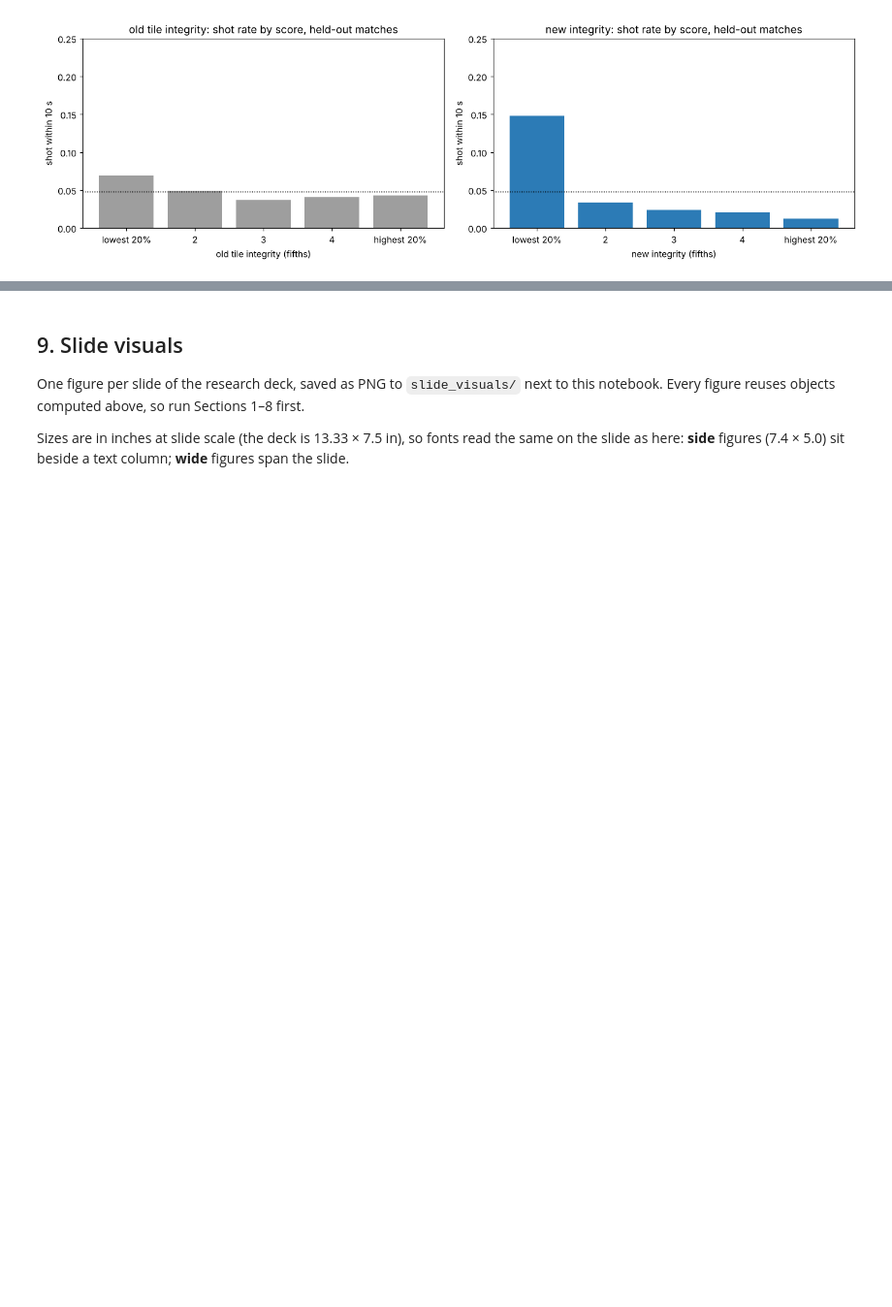
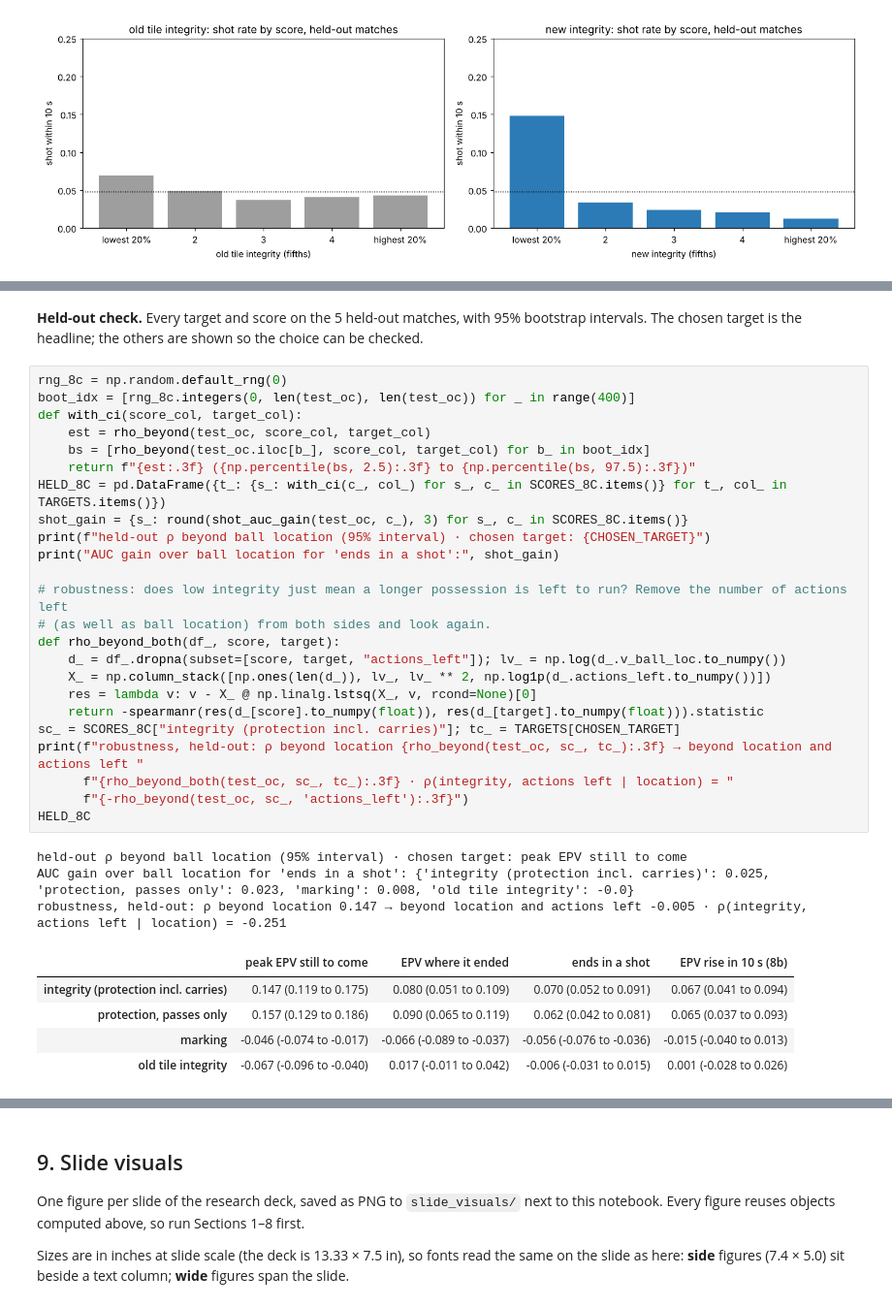
Before and after one commit to misoverfitting/soccer_data, a Jupyter notebook: notebooks/defensive_shape_integrity.ipynb, the cells around one changed output, grey strips where cells are left out. Shown at 97% size. Saved outputs shown, nothing was run; the diff lists cells and outputs as text; blank space fills up the shorter version.

```diff
--- a/notebooks/defensive_shape_integrity.ipynb
+++ b/notebooks/defensive_shape_integrity.ipynb
@@ -1594,0 +1758,36 @@ plt.tight_layout(); plt.show()
+# %% [markdown]
+**Held-out check.** Every target and score on the 5 held-out matches, with 95% bootstrap intervals. The chosen target
+is the headline; the others are shown so the choice can be checked.
+# %%
+rng_8c = np.random.default_rng(0)
+boot_idx = [rng_8c.integers(0, len(test_oc), len(test_oc)) for _ in range(400)]
+def with_ci(score_col, target_col):
+    est = rho_beyond(test_oc, score_col, target_col)
+    bs = [rho_beyond(test_oc.iloc[b_], score_col, target_col) for b_ in boot_idx]
+    return f"{est:.3f} ({np.percentile(bs, 2.5):.3f} to {np.percentile(bs, 97.5):.3f})"
+HELD_8C = pd.DataFrame({t_: {s_: with_ci(c_, col_) for s_, c_ in SCORES_8C.items()} for t_, col_ in TARGETS.items()})
+shot_gain = {s_: round(shot_auc_gain(test_oc, c_), 3) for s_, c_ in SCORES_8C.items()}
+print(f"held-out ρ beyond ball location (95% interval) · chosen target: {CHOSEN_TARGET}")
+print("AUC gain over ball location for 'ends in a shot':", shot_gain)
+
+# robustness: does low integrity just mean a longer possession is left to run? Remove the number of actions left
+# (as well as ball location) from both sides and look again.
+def rho_beyond_both(df_, score, target):
+    d_ = df_.dropna(subset=[score, target, "actions_left"]); lv_ = np.log(d_.v_ball_loc.to_numpy())
+    X_ = np.column_stack([np.ones(len(d_)), lv_, lv_ ** 2, np.log1p(d_.actions_left.to_numpy())])
+    res = lambda v: v - X_ @ np.linalg.lstsq(X_, v, rcond=None)[0]
+    return -spearmanr(res(d_[score].to_numpy(float)), res(d_[target].to_numpy(float))).statistic
+sc_ = SCORES_8C["integrity (protection incl. carries)"]; tc_ = TARGETS[CHOSEN_TARGET]
+print(f"robustness, held-out: ρ beyond location {rho_beyond(test_oc, sc_, tc_):.3f} → beyond location and actions left "
+      f"{rho_beyond_both(test_oc, sc_, tc_):.3f} · ρ(integrity, actions left | location) = "
+      f"{-rho_beyond(test_oc, sc_, 'actions_left'):.3f}")
+HELD_8C
+# %% [output]
+held-out ρ beyond ball location (95% interval) · chosen target: peak EPV still to come
+AUC gain over ball location for 'ends in a shot': {'integrity (protection incl. carries)': 0.025, 'protection, passes only': 0.023, 'marking': 0.008, 'old tile integrity': -0.0}
+robustness, held-out: ρ beyond location 0.147 → beyond location and actions left -0.005 · ρ(integrity, actions left | location) = -0.251
+|  | peak EPV still to come | EPV where it ended | ends in a shot | EPV rise in 10 s (8b) |
+| integrity (protection incl. carries) | 0.147 (0.119 to 0.175) | 0.080 (0.051 to 0.109) | 0.070 (0.052 to 0.091) | 0.067 (0.041 to 0.094) |
+| protection, passes only | 0.157 (0.129 to 0.186) | 0.090 (0.065 to 0.119) | 0.062 (0.042 to 0.081) | 0.065 (0.037 to 0.093) |
+| marking | -0.046 (-0.074 to -0.017) | -0.066 (-0.089 to -0.037) | -0.056 (-0.076 to -0.036) | -0.015 (-0.040 to 0.013) |
+| old tile integrity | -0.067 (-0.096 to -0.040) | 0.017 (-0.011 to 0.042) | -0.006 (-0.031 to 0.015) | 0.001 (-0.028 to 0.026) |
```
Also changed, not shown: parts of 13 cells of this notebook, 4 other files.
